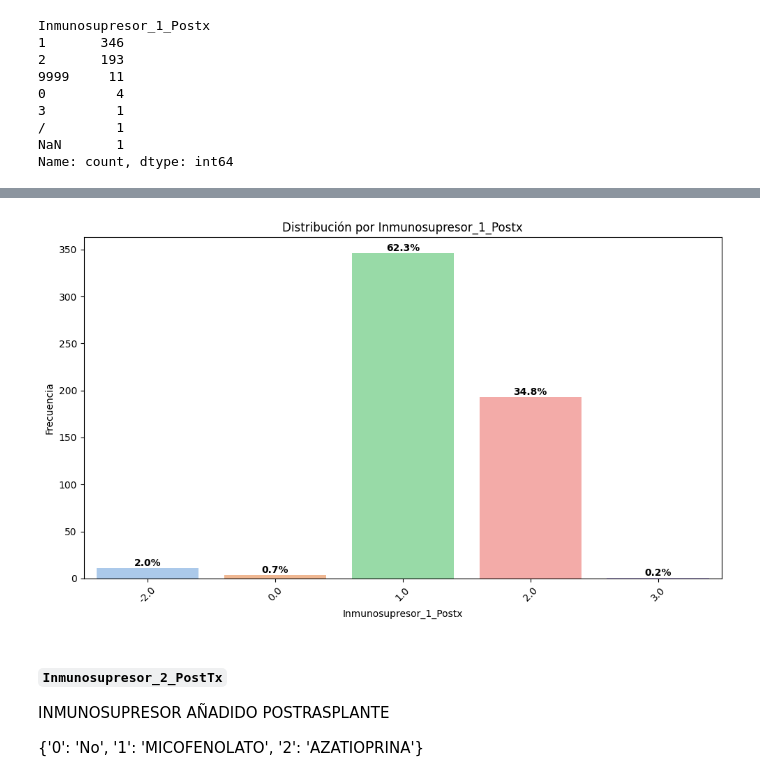
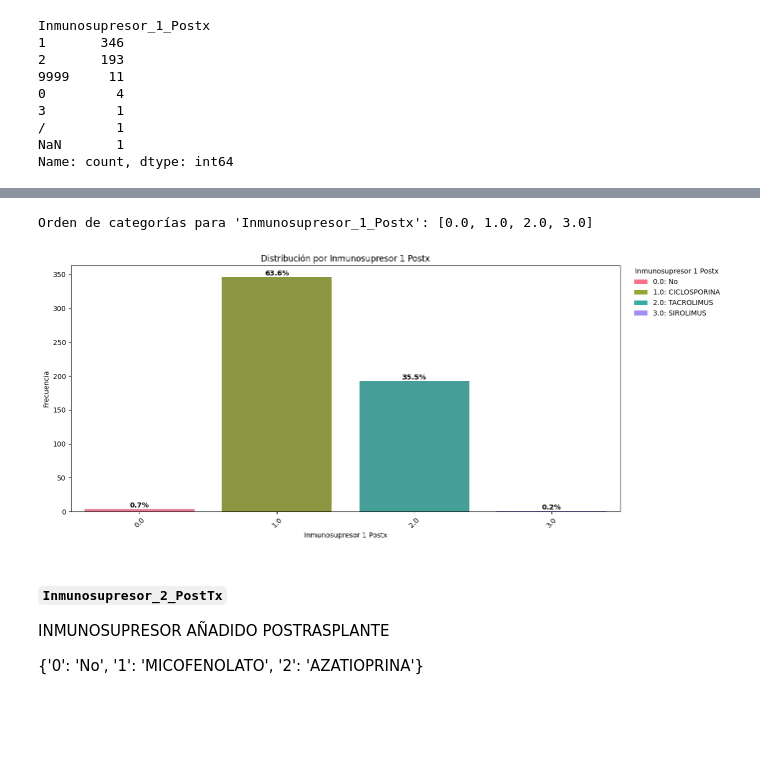
Before and after one commit to maperezp/Proyecto-CDA, a Jupyter notebook: src/proyecto_E1.ipynb, the cells around one changed output, grey strips where cells are left out. Saved outputs shown, nothing was run; the diff lists cells and outputs as text; code cells hidden in the pictures; blank space fills up the shorter version.

```diff
--- a/src/proyecto_E1.ipynb
+++ b/src/proyecto_E1.ipynb
@@ -709,4 +1079,0 @@ graficar_var_numerica(df_clean, "Tiempo_Isquemia_Fria", "Tiempo de isquemia frí
-# %%
-filter_valid = df_clean["Tiempo_Isquemia_Fria"] <= 20
-print(f"Número de filas con Tiempo_Isquemia_Fria <= 20 horas: {filter_valid.sum()}, filas a eliminar: {(~filter_valid).sum()}")
-df_clean = df_clean[filter_valid]
@@ -877,8 +1242,7 @@ s = df["Tipo_Reconstrucción_Biliar"].copy()
 mask = s.isin(["9999-cavo-cavostomia latero lateral	31", 9999, 0, "RECONSUTRCCION BILIAR COLEDOCO-COLEDOCOSTOMIA TERMINO-TERMINAL", "BILIAR HEPATICO- COLEDOCO STOMIA TERMINO TERMINAL.	1"])
 s = s.where(~mask, np.nan)
 # el resto de valores se castean a nan
-s = pd.to_numeric(s, errors="coerce")
-df_clean["Tipo_Reconstrucción_Biliar"] = s.copy()
+df_clean["Tipo_Reconstrucción_Biliar"] = pd.to_numeric(s, errors="coerce").astype("Int64")
 # %%
 df_clean["Tipo_Reconstrucción_Biliar"].value_counts(dropna=False)
 # %% [output]
@@ -1044,7 +1413,7 @@ s = s.where(~mask1, 1)
 #mapear a 2: Voriconazol
 mask2 = df["Antifúngico_Tx#1"].isin(["0 voriconazol el 19"])
 s = s.where(~mask2, 2)
-df_clean["Antifúngico_Tx#1"] = s.copy()
+df_clean["Antifúngico_Tx#1"] = pd.to_numeric(s, errors="coerce").astype("Int64")
 # %%
 df_clean["Antifúngico_Tx#1"].value_counts(dropna=False)
 # %% [output]
@@ -1120,8 +1490,7 @@ Name: count, dtype: int64
 s = df["Inmunosupresor_1_Postx"].copy()
 # Identificar no aplica
 mask = s.isin([9999])
-s = s.where(~mask, NO_APLICA)
-
+s[mask] = NO_APLICA
 # el resto de valores se castean a nan
 s = pd.to_numeric(s, errors="coerce")
 
@@ -1139,8 +1507,9 @@ Inmunosupresor_1_Postx
 Name: count, dtype: int64
 # %%
-graficar_var_categorica(df_clean, "Inmunosupresor_1_Postx")
+graficar_var_categorica(df_clean, "Inmunosupresor_1_Postx", "Inmunosupresor 1 Postx", show_legend=True)
 # %% [output]
+Orden de categorías para 'Inmunosupresor_1_Postx': [0.0, 1.0, 2.0, 3.0]
-[figure, old version]
+[figure, new version]
 # %% [markdown]
 #### ``Inmunosupresor_2_PostTx``
 INMUNOSUPRESOR AÑADIDO POSTRASPLANTE
```
Also changed, not shown: parts of 106 cells of this notebook.
